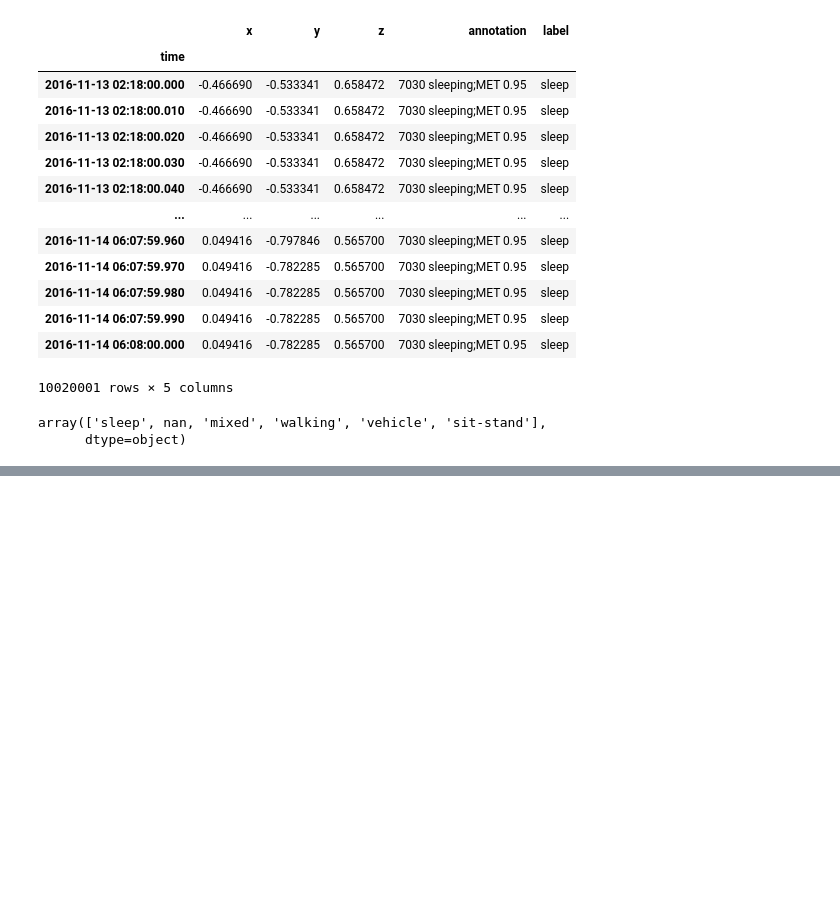
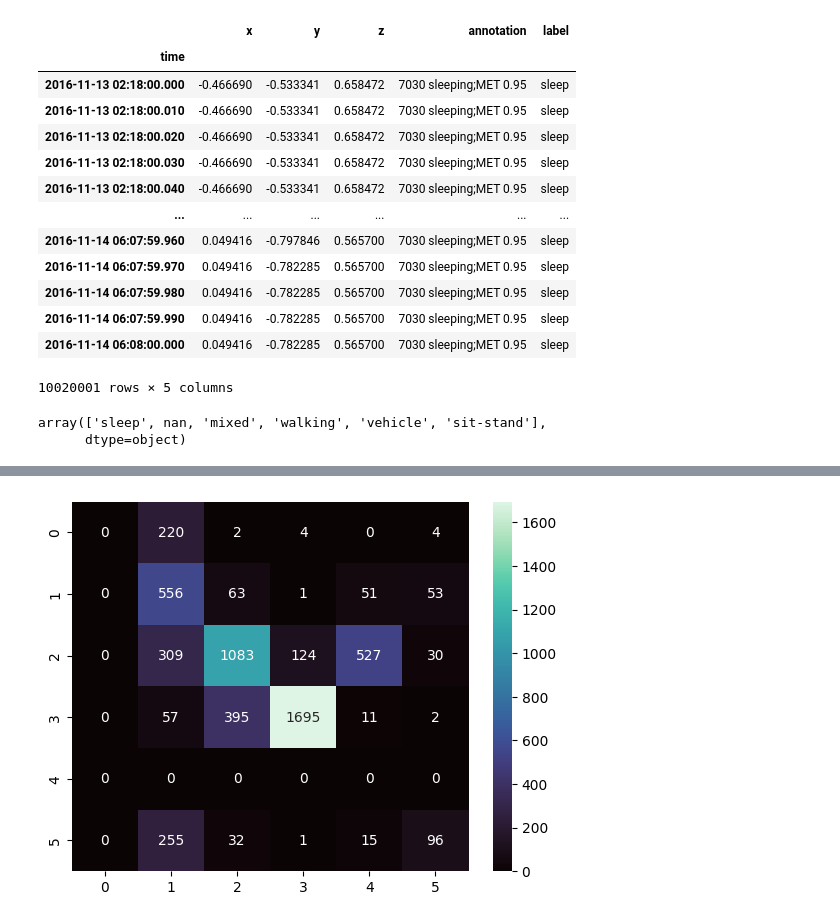
Before and after one commit to papaya147/predictive-analysis, a Jupyter notebook: code.ipynb, the cells around one changed output, grey strips where cells are left out. Saved outputs shown, nothing was run; the diff lists cells and outputs as text; code cells hidden in the pictures; blank space fills up the shorter version.

```diff
--- a/code.ipynb
+++ b/code.ipynb
@@ -312,0 +355,11 @@ AttributeError: module 'features' has no attribute 'extract_features'
+# %%
+# trying to extend model to another person
+data = pd.read_csv(
+    "data/capture24/P002.csv.gz", compression="gzip",
+    index_col="time", parse_dates=["time"],
+    dtype={"x": "f4", "y": "f4", "z": "f4", "annotation": "string"}
+    )
+data["label"] = annot["label:Willetts2018"].reindex(data["annotation"]).to_numpy()
+X, Y = window(data)
+Xf = pd.DataFrame([extract_features(x) for x in X])
+Xf
@@ -312,0 +396,7 @@ AttributeError: module 'features' has no attribute 'extract_features'
+# %%
+# plotting prediction heatmap
+Yp = rfc.predict(Xf)
+sns.heatmap(confusion_matrix(Y, Yp), cmap = "mako", annot = True, fmt = "")
+plt.show()
+# %% [output]
+[figure, added]
```
Also changed, not shown: parts of 10 cells of this notebook.
